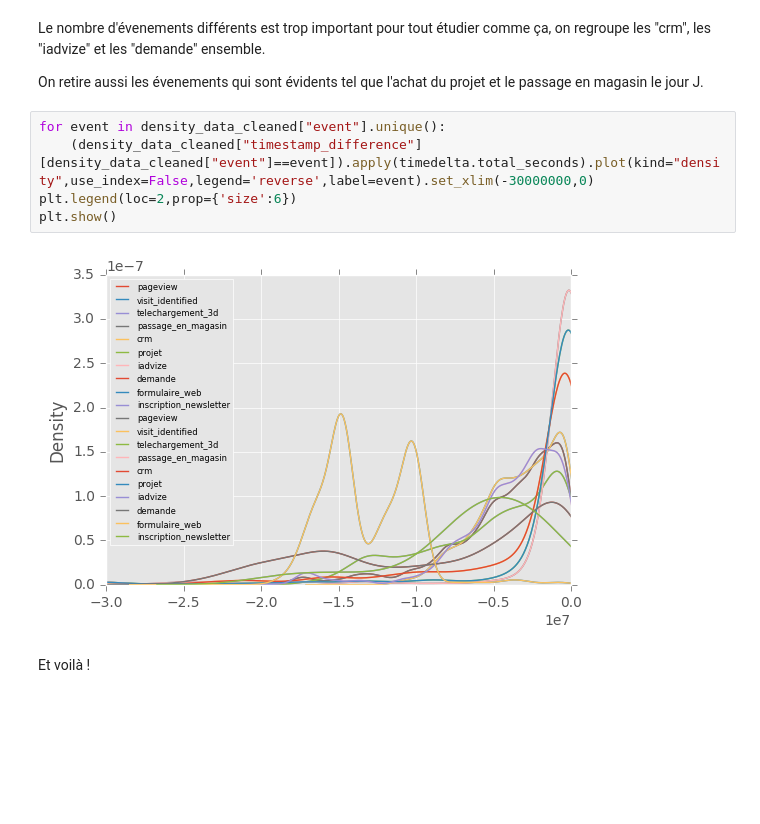
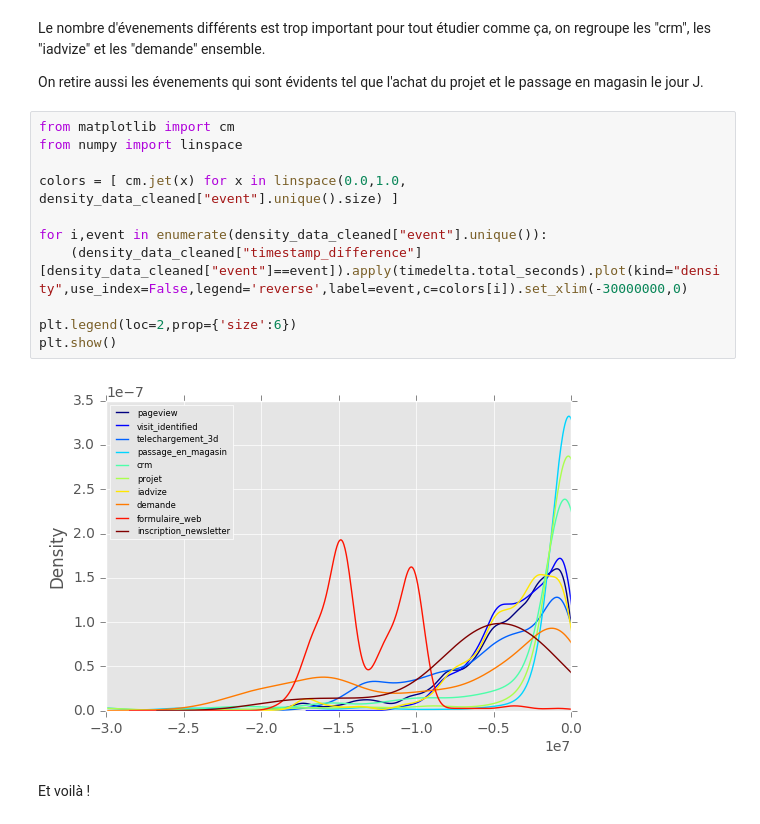
Before and after one commit to pierrenodet/PFE, a Jupyter notebook: notebooks/1.0-pn-first-notebook.ipynb, the cells around one changed output. Saved outputs shown, nothing was run; the diff lists cells and outputs as text; blank space fills up the shorter version.

```diff
--- a/notebooks/1.0-pn-first-notebook.ipynb
+++ b/notebooks/1.0-pn-first-notebook.ipynb
@@ -237,11 +237,17 @@ Le nombre d'évenements différents est trop important pour tout étudier comme
 
 On retire aussi les évenements qui sont évidents tel que l'achat du projet et le passage en magasin le jour J.
 # %%
-for event in density_data_cleaned["event"].unique():
-    (density_data_cleaned["timestamp_difference"][density_data_cleaned["event"]==event]).apply(timedelta.total_seconds).plot(kind="density",use_index=False,legend='reverse',label=event).set_xlim(-30000000,0)
+from matplotlib import cm
+from numpy import linspace
+
+colors = [ cm.jet(x) for x in linspace(0.0,1.0, density_data_cleaned["event"].unique().size) ]
+
+for i,event in enumerate(density_data_cleaned["event"].unique()):
+    (density_data_cleaned["timestamp_difference"][density_data_cleaned["event"]==event]).apply(timedelta.total_seconds).plot(kind="density",use_index=False,legend='reverse',label=event,c=colors[i]).set_xlim(-30000000,0)
+
 plt.legend(loc=2,prop={'size':6})
 plt.show()
 # %% [output]
-[figure, old version]
+[figure, new version]
 # %% [markdown]
 Et voilà !
```
Also changed, not shown: parts of 1 cell of this notebook, 2 other files.
